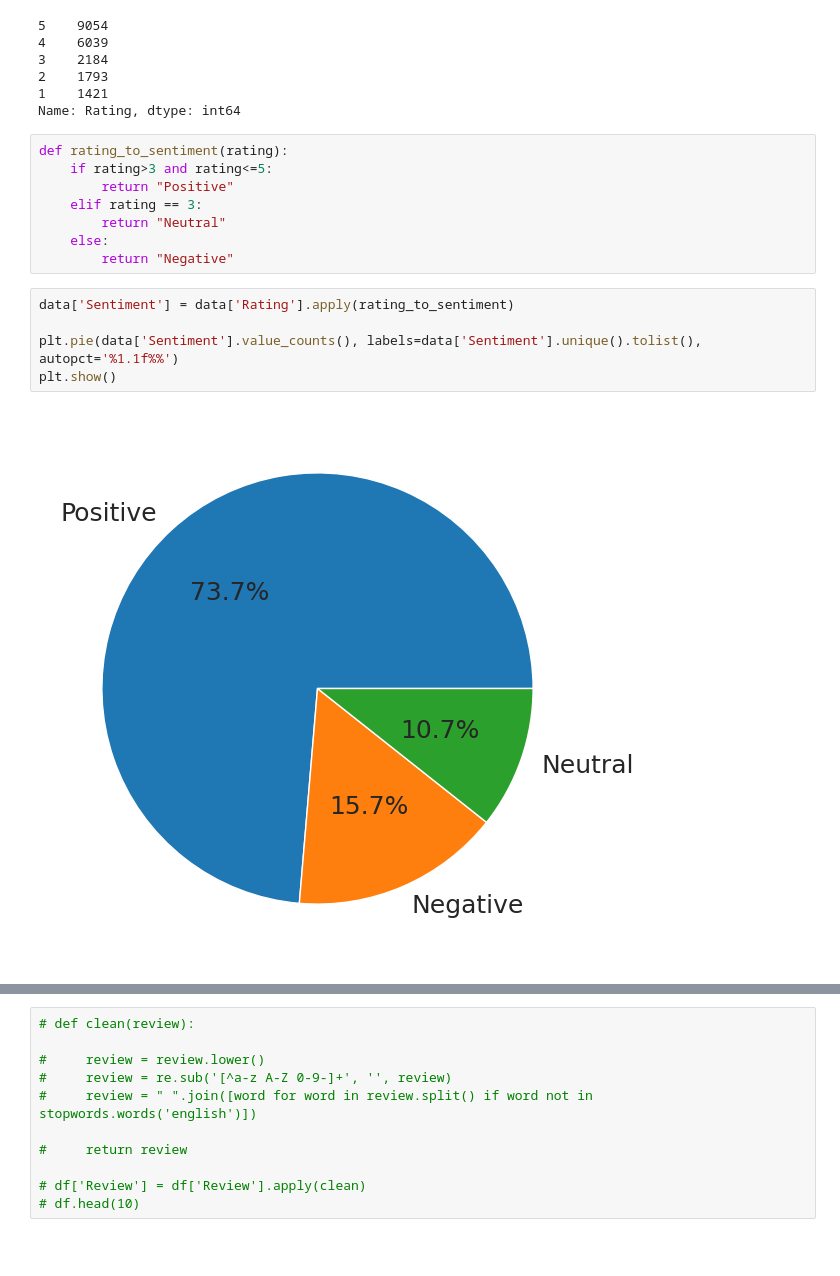
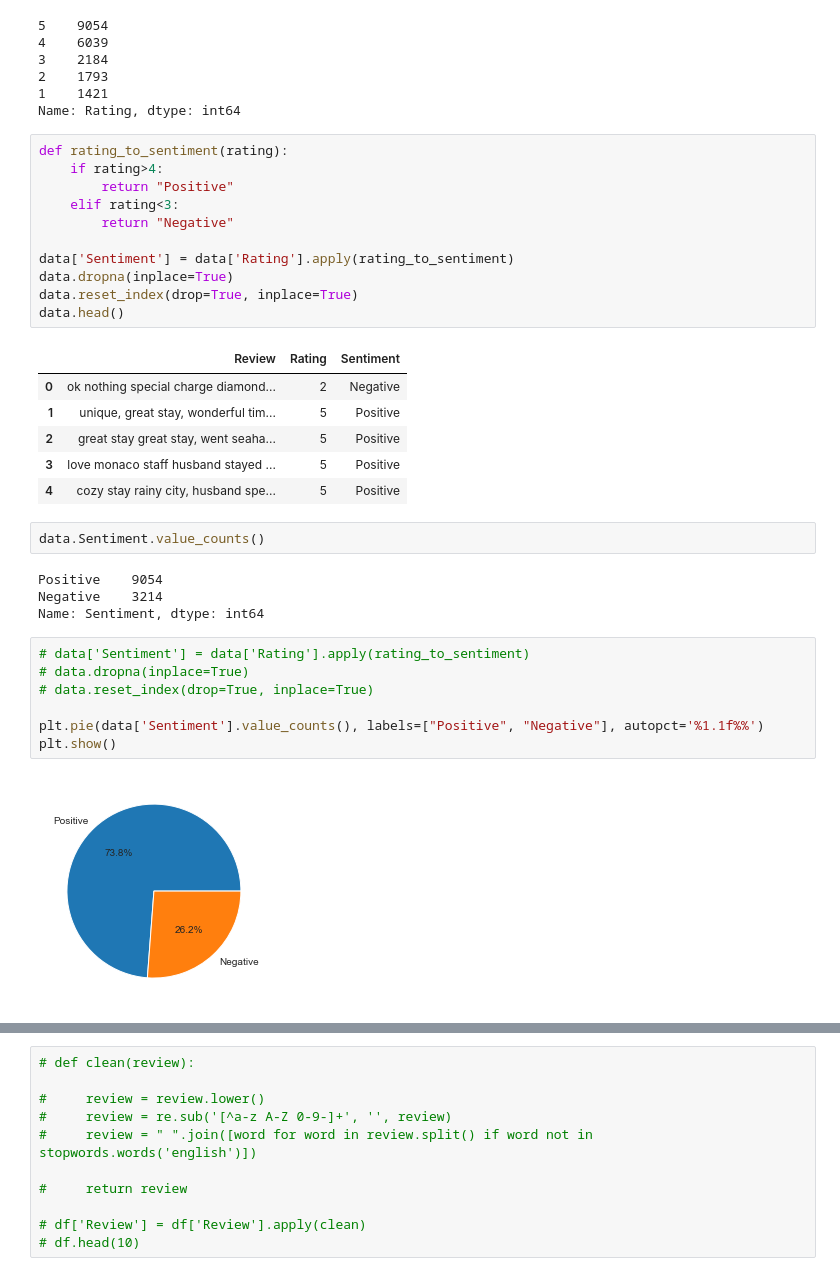
Before and after one commit to architkaila/Realtime-Hotel-Review-Analysis, a Jupyter notebook: EDA.ipynb, the cells around one changed output, grey strips where cells are left out. Saved outputs shown, nothing was run; the diff lists cells and outputs as text; blank space fills up the shorter version.

```diff
--- a/EDA.ipynb
+++ b/EDA.ipynb
@@ -53,19 +53,37 @@ data['Rating'].value_counts()
 Name: Rating, dtype: int64
 # %%
 def rating_to_sentiment(rating):
-    if rating>3 and rating<=5:
+    if rating>4:
         return "Positive"
-    elif rating == 3:
-        return "Neutral"
-    else:
+    elif rating<3:
         return "Negative"
+
+data['Sentiment'] = data['Rating'].apply(rating_to_sentiment)
+data.dropna(inplace=True)
+data.reset_index(drop=True, inplace=True)
+data.head()
+# %% [output]
+|  | Review | Rating | Sentiment |
+| 0 | ok nothing special charge diamond... | 2 | Negative |
+| 1 | unique, great stay, wonderful tim... | 5 | Positive |
+| 2 | great stay great stay, went seaha... | 5 | Positive |
+| 3 | love monaco staff husband stayed ... | 5 | Positive |
+| 4 | cozy stay rainy city, husband spe... | 5 | Positive |
+# %%
+data.Sentiment.value_counts()
+# %% [output]
+Positive    9054
+Negative    3214
+Name: Sentiment, dtype: int64
 # %%
-data['Sentiment'] = data['Rating'].apply(rating_to_sentiment)
+# data['Sentiment'] = data['Rating'].apply(rating_to_sentiment)
+# data.dropna(inplace=True)
+# data.reset_index(drop=True, inplace=True)
 
-plt.pie(data['Sentiment'].value_counts(), labels=data['Sentiment'].unique().tolist(), autopct='%1.1f%%')
+plt.pie(data['Sentiment'].value_counts(), labels=["Positive", "Negative"], autopct='%1.1f%%')
 plt.show()
 # %% [output]
-[figure, old version]
+[figure, new version]
 # %%
 data['Character Count'] = data['Review'].str.len()
 data.head(10)
```
Also changed, not shown: parts of 17 cells of this notebook, 45 other files.
